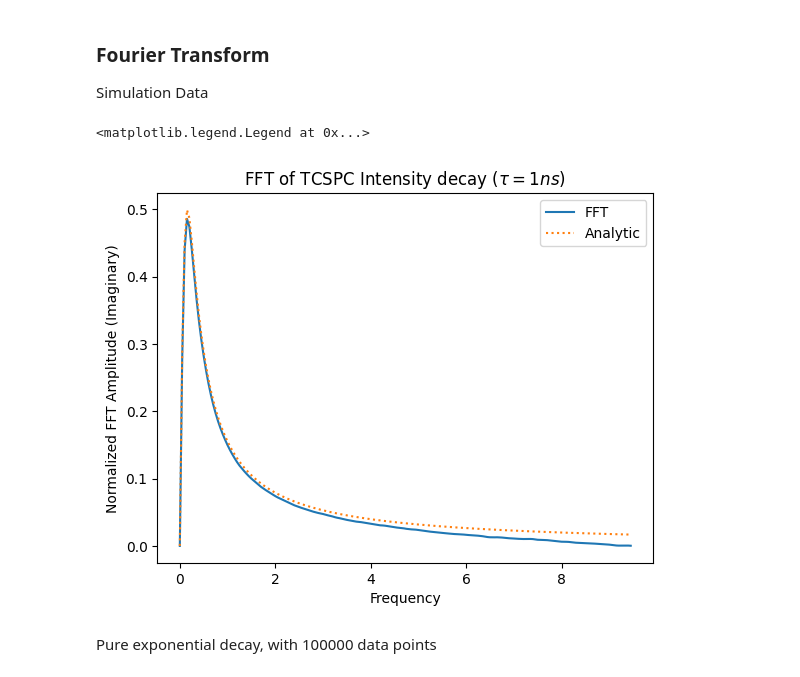
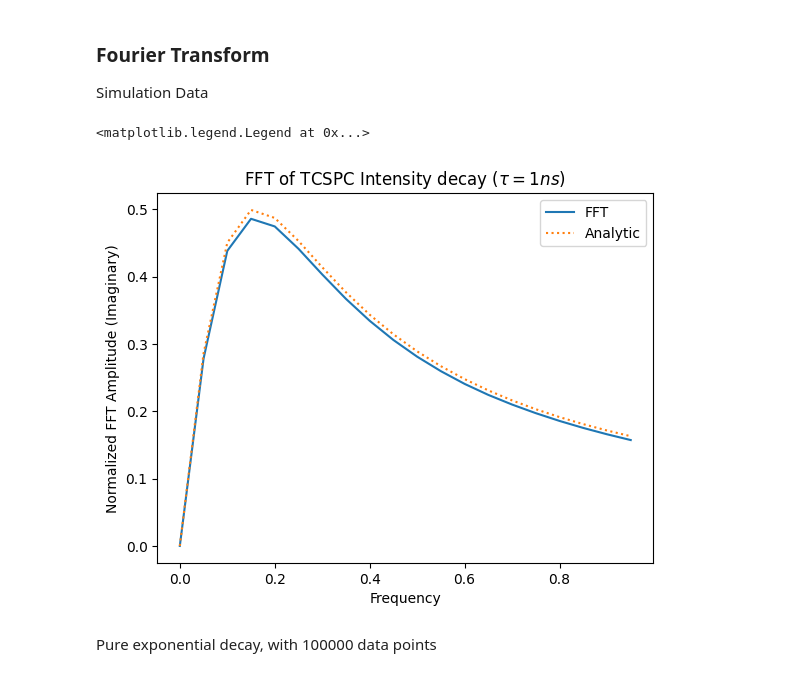
Before and after one commit to ngcnpeter/Y3_Group_Project_2B, a Jupyter notebook: TCSPC-simulation/2Bsimulation.ipynb, the cells around one changed output. Cells and saved outputs as stored; diff of their text form; code cells hidden in the pictures.

Commit message:
phasor_imag fail

```diff
--- a/TCSPC-simulation/2Bsimulation.ipynb
+++ b/TCSPC-simulation/2Bsimulation.ipynb
@@ -334,23 +334,23 @@ def phasor_fft(amp,tau, run_time, irfwidth):
 # %%
 from scipy import integrate
 w, demo_phasor = phasor_fft([1],[1], run_time, irfwidth) #Fourier Transform to obtain phasor
 W,T = np.meshgrid(w,t)
-n_bin = int(len(demo_phasor)/2)
+n_bin = 20#int(len(demo_phasor)/2)
 freq = w/2/np.pi
 plt.plot(freq[:n_bin],-np.imag(demo_phasor)[:n_bin],label = 'FFT')
 # plt.plot(freq[:n_bin],np.imag(np.trapz(counts*np.exp(1j*W*T),dx = 20/380,axis = 1)/np.trapz(counts,dx = 20/380)/np.fft.fft(ker)*np.sum(ker))[:n_bin],
 # label = 'FT Integral')
 # plt.plot(freq, amplitudes[0]/decay_time_constants[0]**2/((freq)**2+(1/decay_time_constants[0])**2)
 # +amplitudes[1]/decay_time_constants[1]**2/((freq)**2+(1/decay_time_constants[1])**2),'.')
 plt.plot(freq[:n_bin],(w/((w)**2+(1/tau[0])**2))[:n_bin]
 ,':', label = 'Analytic')
 plt.xlabel('Frequency')
 plt.ylabel('Normalized FFT Amplitude (Imaginary)')
 plt.title(r'FFT of TCSPC Intensity decay ($\tau = 1 ns$)')
 plt.legend()
 # %% [output]
 <matplotlib.legend.Legend at 0x...>
-[figure, old version]
+[figure, new version]
 # %% [markdown]
 Pure exponential decay, with 100000 data points
 # %%
```
Also changed, not shown: parts of 4 cells of this notebook.
